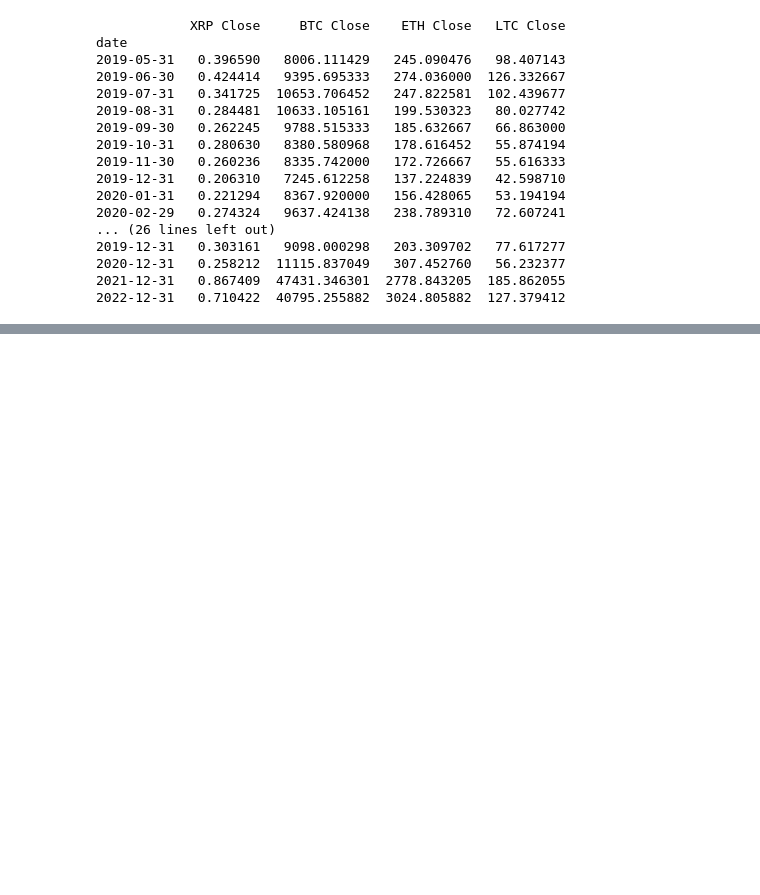
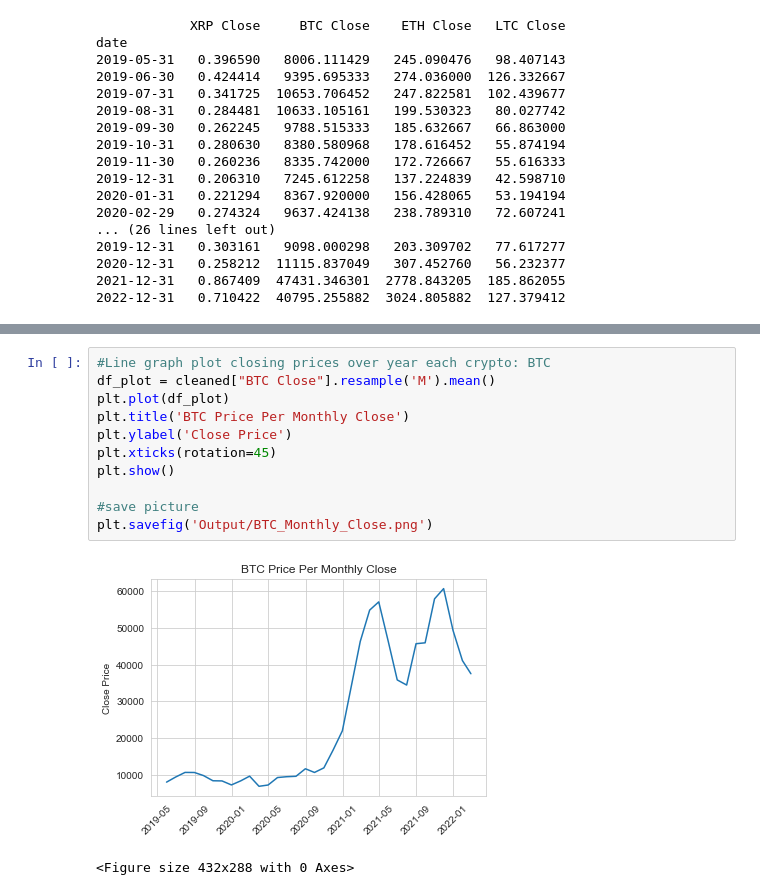
Before and after one commit to reiderwin/mustache-list-sequence, a Jupyter notebook: crypto.ipynb, the cells around one changed output, grey strips where cells are left out. Saved outputs shown, nothing was run; the diff lists cells and outputs as text; blank space fills up the shorter version.

```diff
--- a/crypto.ipynb
+++ b/crypto.ipynb
@@ -300,0 +286,14 @@ matplotlib.dates.MonthLocator(interval=6)
+# %%
+#Line graph plot closing prices over year each crypto: BTC
+df_plot = cleaned["BTC Close"].resample('M').mean()
+plt.plot(df_plot)
+plt.title('BTC Price Per Monthly Close')
+plt.ylabel('Close Price')
+plt.xticks(rotation=45)
+plt.show()
+
+#save picture
+plt.savefig('Output/BTC_Monthly_Close.png')
+# %% [output]
+[figure, added]
+<Figure size 432x288 with 0 Axes>
```
Also changed, not shown: parts of 7 cells of this notebook, 7 other files.
